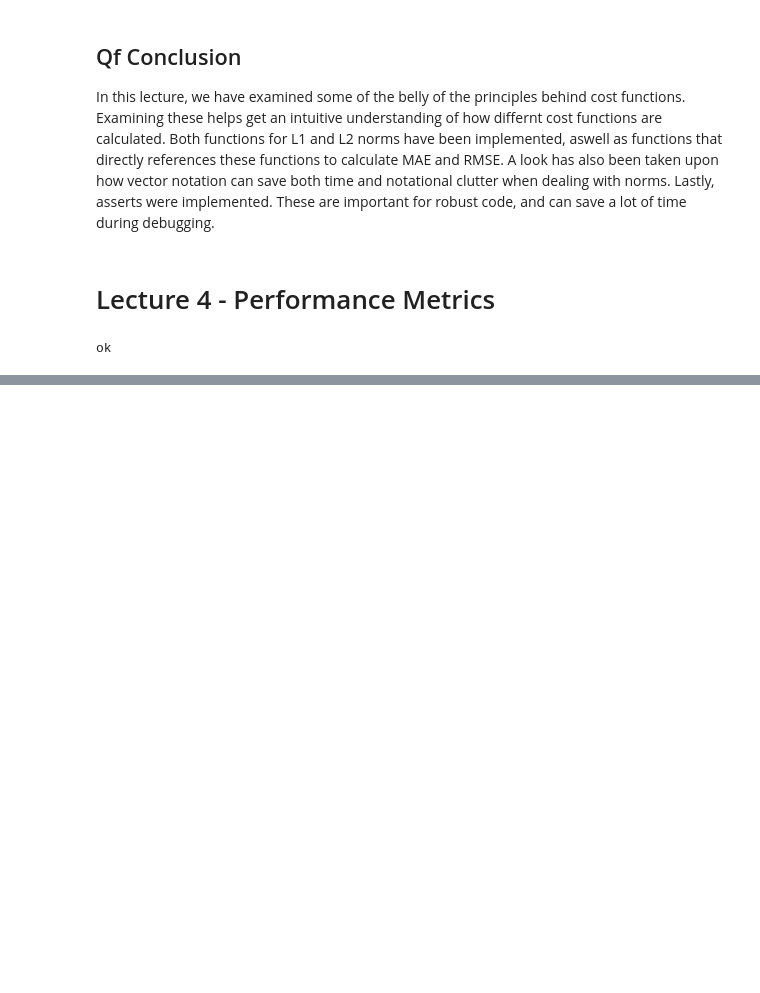
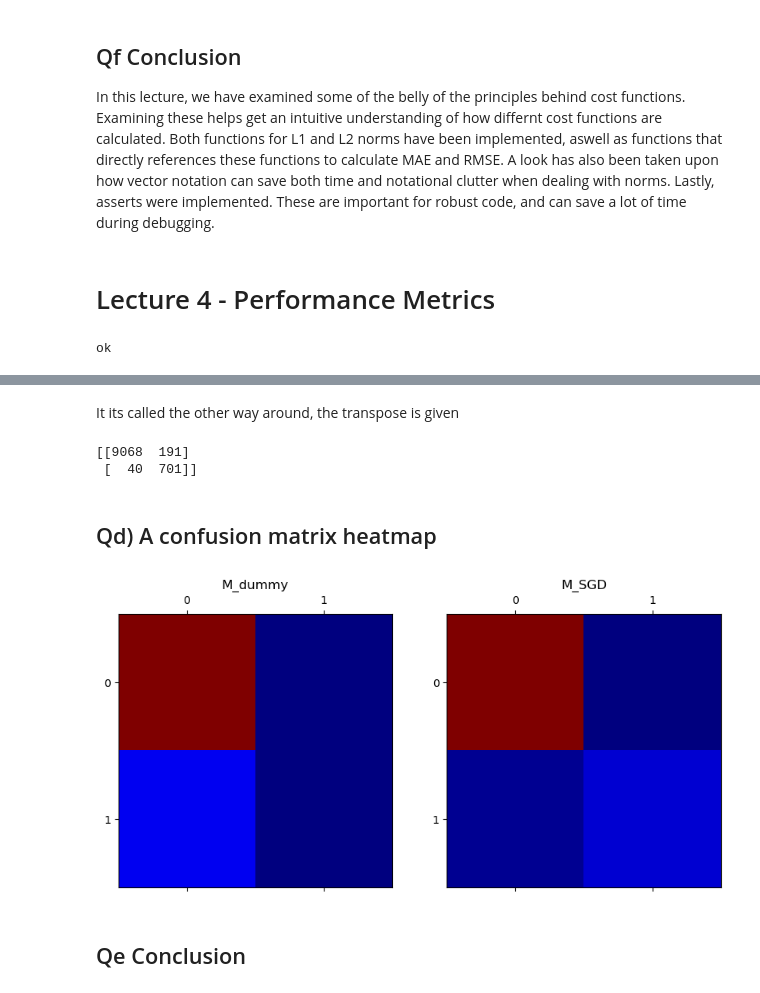
Before and after one commit to kasperdahl7480/MachineLearningAssignments, a Jupyter notebook: O1/O1_Notebook_Grp10.ipynb, the cells around one changed output, grey strips where cells are left out. Saved outputs shown, nothing was run; the diff lists cells and outputs as text; code cells hidden in the pictures; blank space fills up the shorter version.

```diff
--- a/O1/O1_Notebook_Grp10.ipynb
+++ b/O1/O1_Notebook_Grp10.ipynb
@@ -908,0 +1103,7 @@ ok
+# %%
+from sklearn.metrics import confusion_matrix
+
+M_dummy = confusion_matrix(y_test_5, y_pred_5_dummy)
+M_SGD = confusion_matrix(y_test_5, y_pred_5_SGD)
+
+print(f"M_dummy=\n{M_dummy}\n\nM_SGD=\n{M_SGD}")
@@ -908,0 +1118,33 @@ ok
+# %% [markdown]
+It its called the other way around, the transpose is given
+# %%
+M_SGD_transpose = confusion_matrix(y_test_5_SGD_pred,y_test_5)
+
+assert M_SGD_transpose.T.all() == M_SGD.all(), "you were wrong, it is not the tranposed - fool!"
+
+print(M_SGD_transpose)
+# %% [output]
+[[9068  191]
+ [  40  701]]
+# %% [markdown]
+## Qd) A confusion matrix heatmap
+# %%
+import matplotlib.pyplot as plt
+
+fig, (ax1, ax2) = plt.subplots(1, 2, figsize=(10, 5))
+
+#choosing jet colormap as grayscale is a bit hard to read.
+
+# Plot the first matrix
+ax1.matshow(M_dummy, cmap=plt.cm.jet)
+ax1.set_title("M_dummy")
+
+# Plot the second matrix
+ax2.matshow(M_SGD, cmap=plt.cm.jet)
+ax2.set_title("M_SGD")
+
+plt.show()
+# %% [output]
+[figure, added]
+# %% [markdown]
+## Qe Conclusion
```
Also changed, not shown: parts of 21 cells of this notebook.
